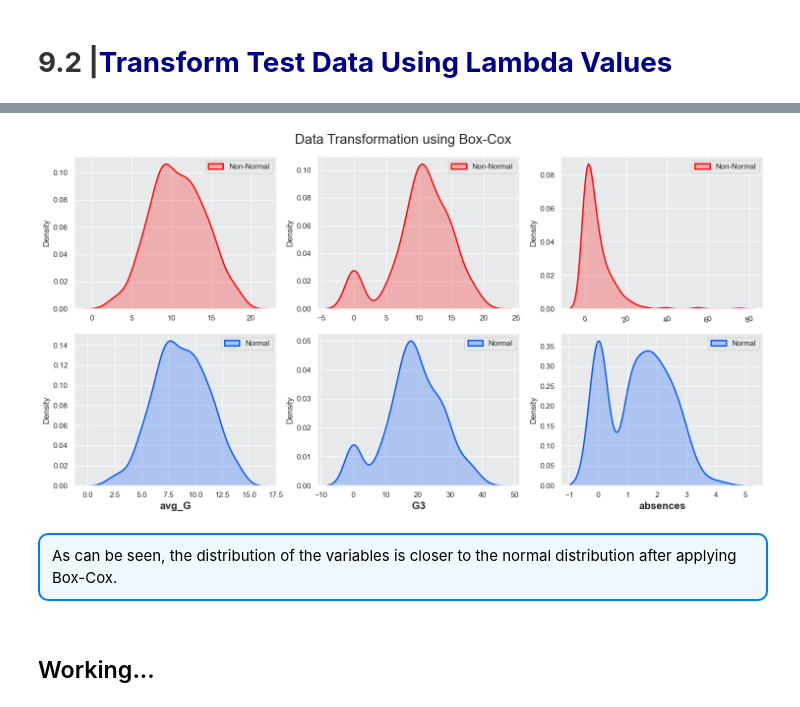
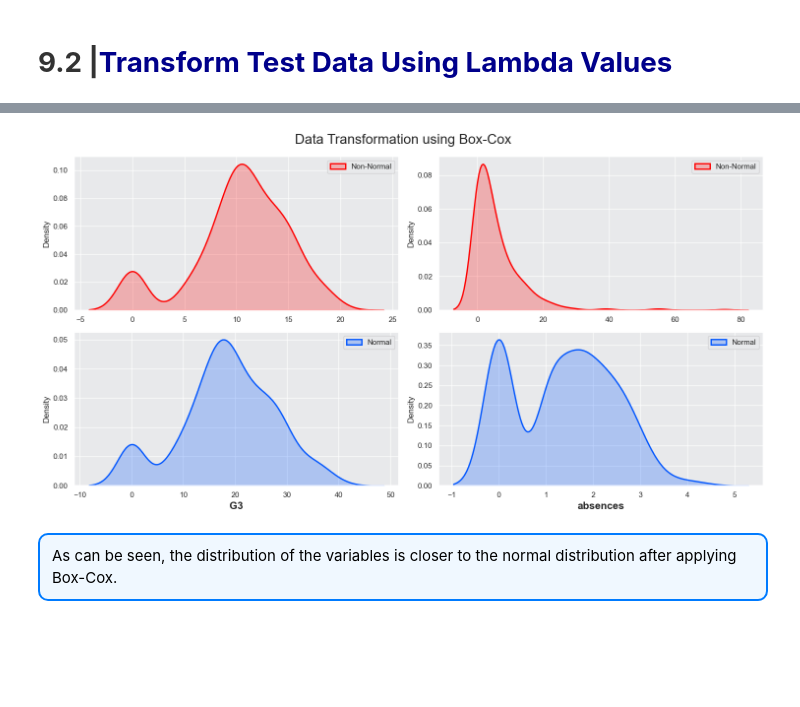
Before and after one commit to vn33/Linear-Regression-Polynomial-Regression-Regularization-Assumptions, a Jupyter notebook: student.ipynb, the cells around one changed output, grey strips where cells are left out. Cells and saved outputs as stored; diff of their text form; code cells hidden in the pictures; blank space fills up the shorter version.

```diff
--- a/student.ipynb
+++ b/student.ipynb
@@ -1414,8 +1452,8 @@ compare_plot(df_comp)
 # %%
-fitted_lambda = pd.Series(np.zeros(len(df_enc.columns), dtype=np.float64), index=df_enc.columns)
+# fitted_lambda = pd.Series(np.zeros(len(df_enc.columns), dtype=np.float64), index=df_enc.columns)
 
-y_train, fitted_lambda['G3'] = stats.boxcox(y_train+1)
-for col in X_train.columns:
-    X_train[col], fitted_lambda[col] = stats.boxcox(X_train[col]+1)
+# y_train, fitted_lambda['G3'] = stats.boxcox(y_train+1)
+# for col in X_train.columns:
+#     X_train[col], fitted_lambda[col] = stats.boxcox(X_train[col]+1)
 
-fitted_lambda
+# fitted_lambda
@@ -1440,3 +1460,19 @@ dtype: float64
 # %% [markdown]
 <a id="9.2"></a>
 # <b><span style='color:#333'>9.2 |</span><span style='color:#00008B'>Transform Test Data Using Lambda Values</span></b>
+# %%
+# Specify the columns you want to transform
+columns = ['avg_G', 'absences']
+
+# Initialize the Series with the specified columns only
+fitted_lambda = pd.Series(np.zeros(len(columns), dtype=np.float64), index=columns)
+
+# Transform y_train and store the lambda value for 'G3'
+y_train, fitted_lambda['G3'] = stats.boxcox(y_train + 1)
+
+# Transform the specified columns in X_train and store their lambda values
+for col in columns:
+    X_train[col], fitted_lambda[col] = stats.boxcox(X_train[col] + 1)
+
+# Display the fitted lambda values
+fitted_lambda
@@ -1443,6 +1484,6 @@ dtype: float64
 # %%
 y_test = stats.boxcox(y_test+1, fitted_lambda['G3'])
-for col in X_test.columns:
+for col in columns:
     X_test[col] = stats.boxcox(X_test[col]+1, fitted_lambda[col])
 # %%
 y_train = pd.DataFrame(y_train, index=X_train.index, columns=['G3'])
@@ -1454,4 +1495,4 @@ y_boxcox = pd.concat([y_train, y_test])
 df_boxcox = pd.concat([X_boxcox, y_boxcox], axis=1)
 df_boxcox.sort_index(inplace=True)
 
-del df_boxcox['age']
+df_boxcox.drop(columns=columns_to_delete, axis=1, inplace=True)
@@ -1458,22 +1515,20 @@ del df_boxcox['age']
 # %%
-fig, ax = plt.subplots(2, 3, figsize=(15,8), dpi=100)
-columns = ['avg_G', 'G3', 'absences']
+fig, ax = plt.subplots(2, 2, figsize=(15,8), dpi=100)
+columns = ['G3', 'absences']
 
 for i,col in enumerate(columns):
     sns.kdeplot(df_enc[col], label="Non-Normal", fill=True, color='red', linewidth=2, ax=ax[0,i])
     sns.kdeplot(df_boxcox[col], label="Normal", fill=True, color='#0055ff', linewidth=2, ax=ax[1,i])
     ax[0,i].set_xlabel('', fontsize=15)
     ax[1,i].set_xlabel(col, fontsize=15, fontweight='bold')
     ax[0,i].legend(loc="upper right")
     ax[1,i].legend(loc="upper right")
 
-ax[0,2].tick_params(axis='x', labelrotation = 20)
+# ax[0,2].tick_params(axis='x', labelrotation = 20)
 plt.suptitle('Data Transformation using Box-Cox', fontsize=20)
 plt.tight_layout()
 plt.show()
 # %% [output]
-[figure, old version]
+[figure, new version]
 # %% [markdown]
 <div style="background-color: #f0f8ff; padding: 10px 12px; border: 2px solid #007bff; border-radius: 10px; margin-bottom: 12px;">As can be seen, the distribution of the variables is closer to the normal distribution after applying Box-Cox.
-# %% [markdown]
-## Working...
```
Also changed, not shown: parts of 38 cells of this notebook.
